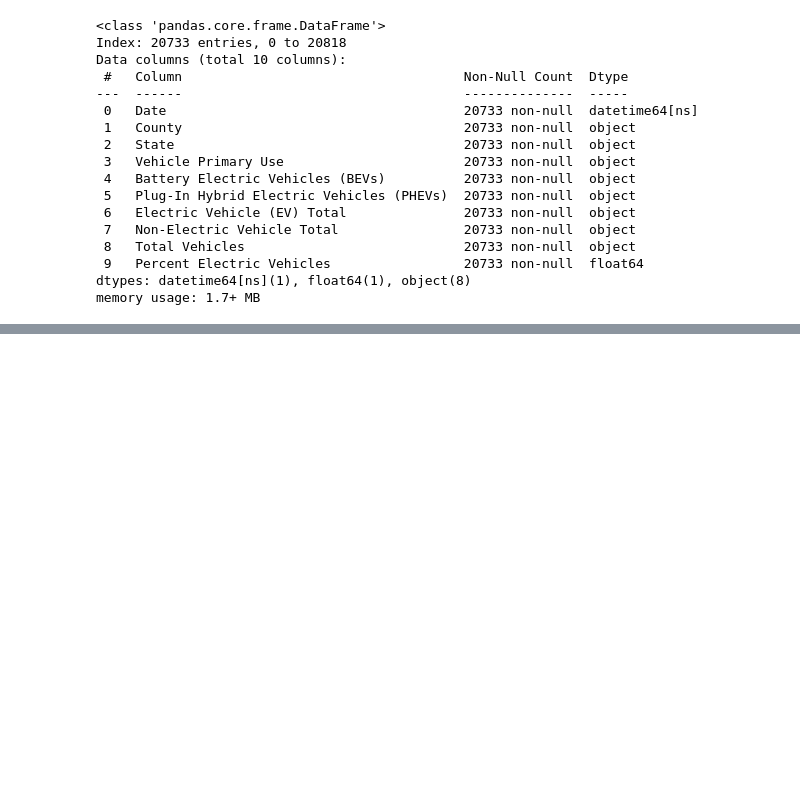
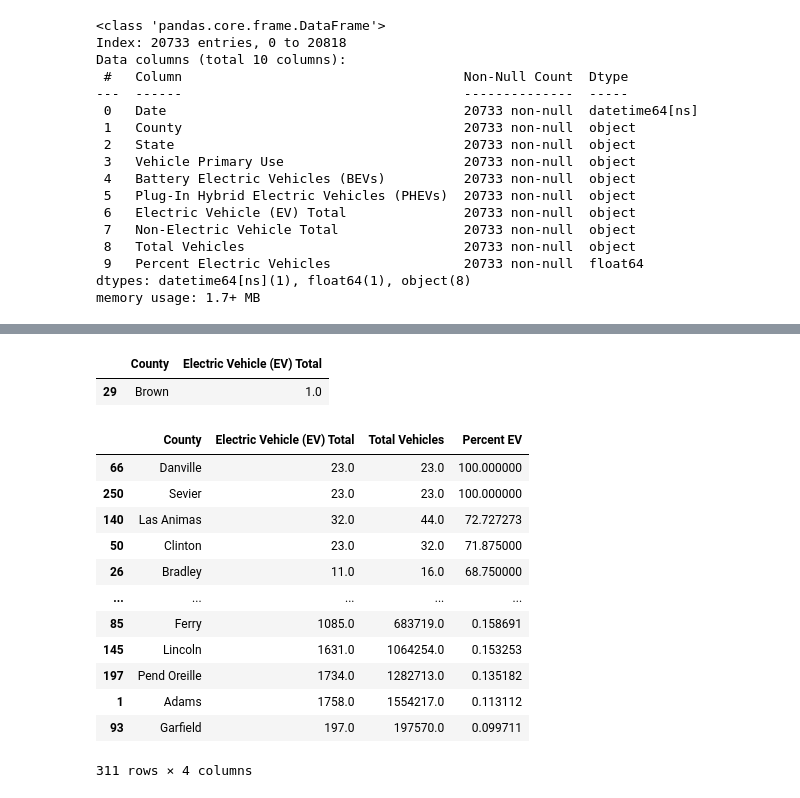
Before and after one commit to Clatt79928/electric-vehicle_datascience, a Jupyter notebook: jupyter_notebook/electric_vehicles.ipynb, the cells around one changed output, grey strips where cells are left out. Drawn from its saved outputs; the diff is of its cells as text; code cells hidden in the pictures; blank space fills up the shorter version.

```diff
--- a/jupyter_notebook/electric_vehicles.ipynb
+++ b/jupyter_notebook/electric_vehicles.ipynb
@@ -100,0 +186,5 @@ memory usage: 1.7+ MB
+# %%
+county_top_ten.tail(1) # county with lowest ev total sales
+# %% [output]
+|  | County | Electric Vehicle (EV) Total |
+| 29 | Brown | 1.0 |
@@ -100,0 +198,16 @@ memory usage: 1.7+ MB
+# %%
+county_percentage
+# %% [output]
+|  | County | Electric Vehicle (EV) Total | Total Vehicles | Percent EV |
+| 66 | Danville | 23.0 | 23.0 | 100.000000 |
+| 250 | Sevier | 23.0 | 23.0 | 100.000000 |
+| 140 | Las Animas | 32.0 | 44.0 | 72.727273 |
+| 50 | Clinton | 23.0 | 32.0 | 71.875000 |
+| 26 | Bradley | 11.0 | 16.0 | 68.750000 |
+| ... | ... | ... | ... | ... |
+| 85 | Ferry | 1085.0 | 683719.0 | 0.158691 |
+| 145 | Lincoln | 1631.0 | 1064254.0 | 0.153253 |
+| 197 | Pend Oreille | 1734.0 | 1282713.0 | 0.135182 |
+| 1 | Adams | 1758.0 | 1554217.0 | 0.113112 |
+| 93 | Garfield | 197.0 | 197570.0 | 0.099711 |
+311 rows × 4 columns
```
Also changed, not shown: parts of 25 cells of this notebook.
